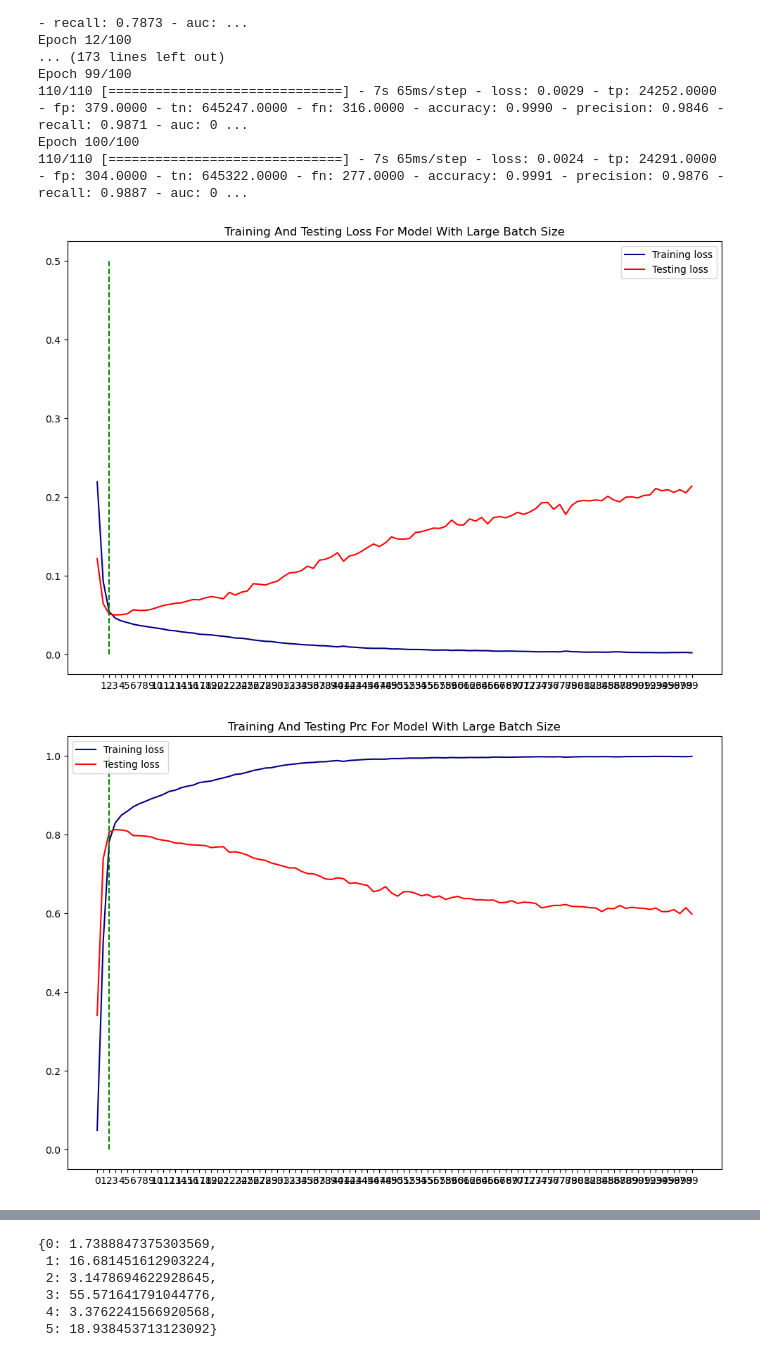
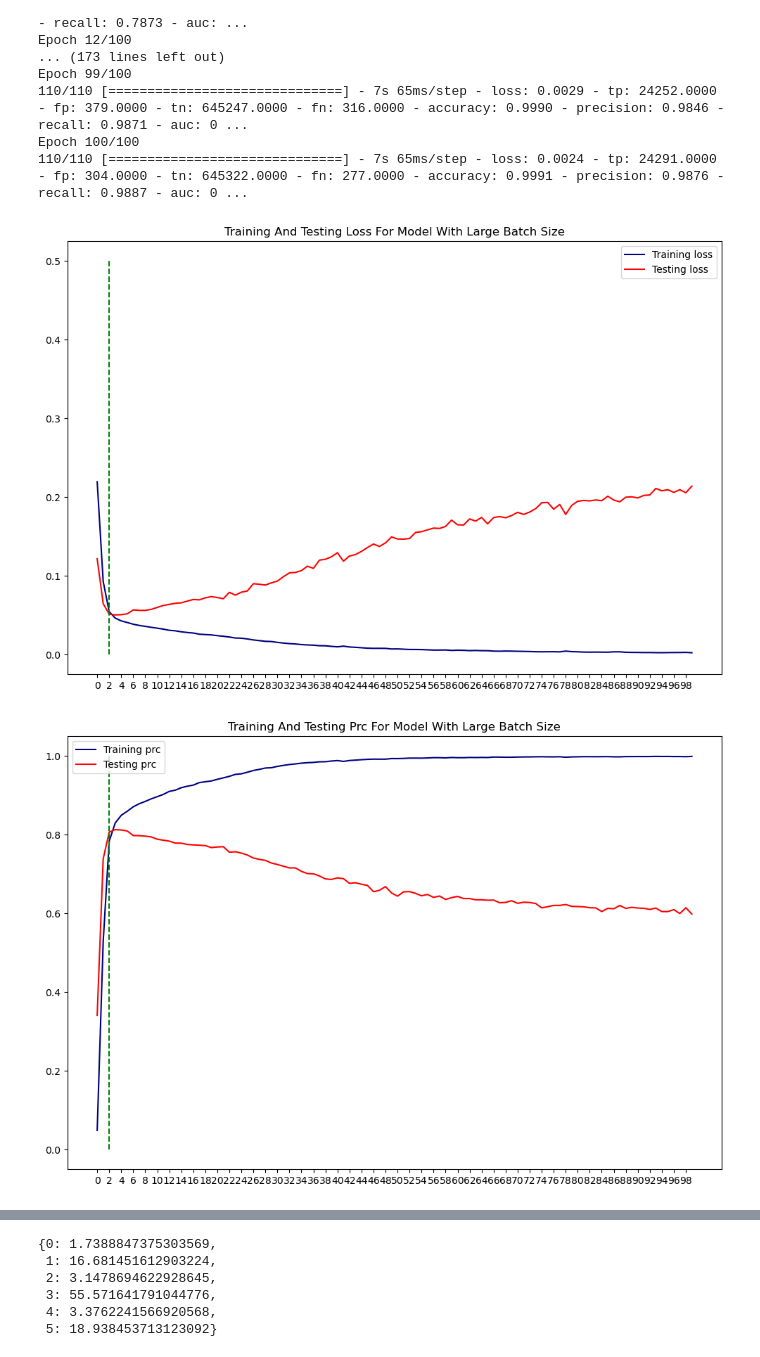
Before and after one commit to bryangyc/Toxic_comments_classification, a Jupyter notebook: code/modeling.ipynb, the cells around one changed output, grey strips where cells are left out. Saved outputs shown, nothing was run; the diff lists cells and outputs as text; code cells hidden in the pictures.

```diff
--- a/code/modeling.ipynb
+++ b/code/modeling.ipynb
@@ -716,32 +718,34 @@ json.dump(history_dict, open("../nn_models/saved_history_1024", 'w'))
 # %%
 history_dict = json.load(open("../nn_models/saved_history_1024", 'r'))
 # %%
+# Plot of training and testing loss
 train_loss = history_dict['loss']
 test_loss = history_dict['val_loss']
 
 plt.figure(figsize=(12, 8))
 plt.plot(train_loss, label='Training loss', color='navy')
 plt.plot(test_loss, label='Testing loss', color='red')
 plt.vlines(x=2, ymin=0, ymax=0.5, color='green', linestyle='--')
 plt.title('Training and Testing Loss for model with large batch size'.title())
 plt.legend()
-plt.xticks(range(1, 100, 1))
-plt.savefig('../charts/baseline_model_loss.png', bbox_inches='tight')
+plt.xticks(range(0, 100, 2))
+plt.savefig('../charts/nn/baseline_model_loss.png', bbox_inches='tight')
 plt.show()
 # %% [output]
-[figure, old version]
+[figure, new version]
 # %%
+# Plot of the training and testing prc
 train_loss = history_dict['prc']
 test_loss = history_dict['val_prc']
 
 plt.figure(figsize=(12, 8))
-plt.plot(train_loss, label='Training loss', color='navy')
-plt.plot(test_loss, label='Testing loss', color='red')
+plt.plot(train_loss, label='Training prc', color='navy')
+plt.plot(test_loss, label='Testing prc', color='red')
 plt.title('Training and Testing prc for model with large batch size'.title())
 plt.vlines(x=2, ymin=0, ymax=1.0, color='green', linestyle='--')
 plt.legend()
-plt.xticks(range(0, 100, 1))
-plt.savefig('../charts/baseline_model_prc.png', bbox_inches='tight')
+plt.xticks(range(0, 100, 2))
+plt.savefig('../charts/nn/baseline_model_prc.png', bbox_inches='tight')
 plt.show()
 # %% [output]
-[figure, old version]
+[figure, new version]
```
Also changed, not shown: parts of 51 cells of this notebook, 24 other files.
